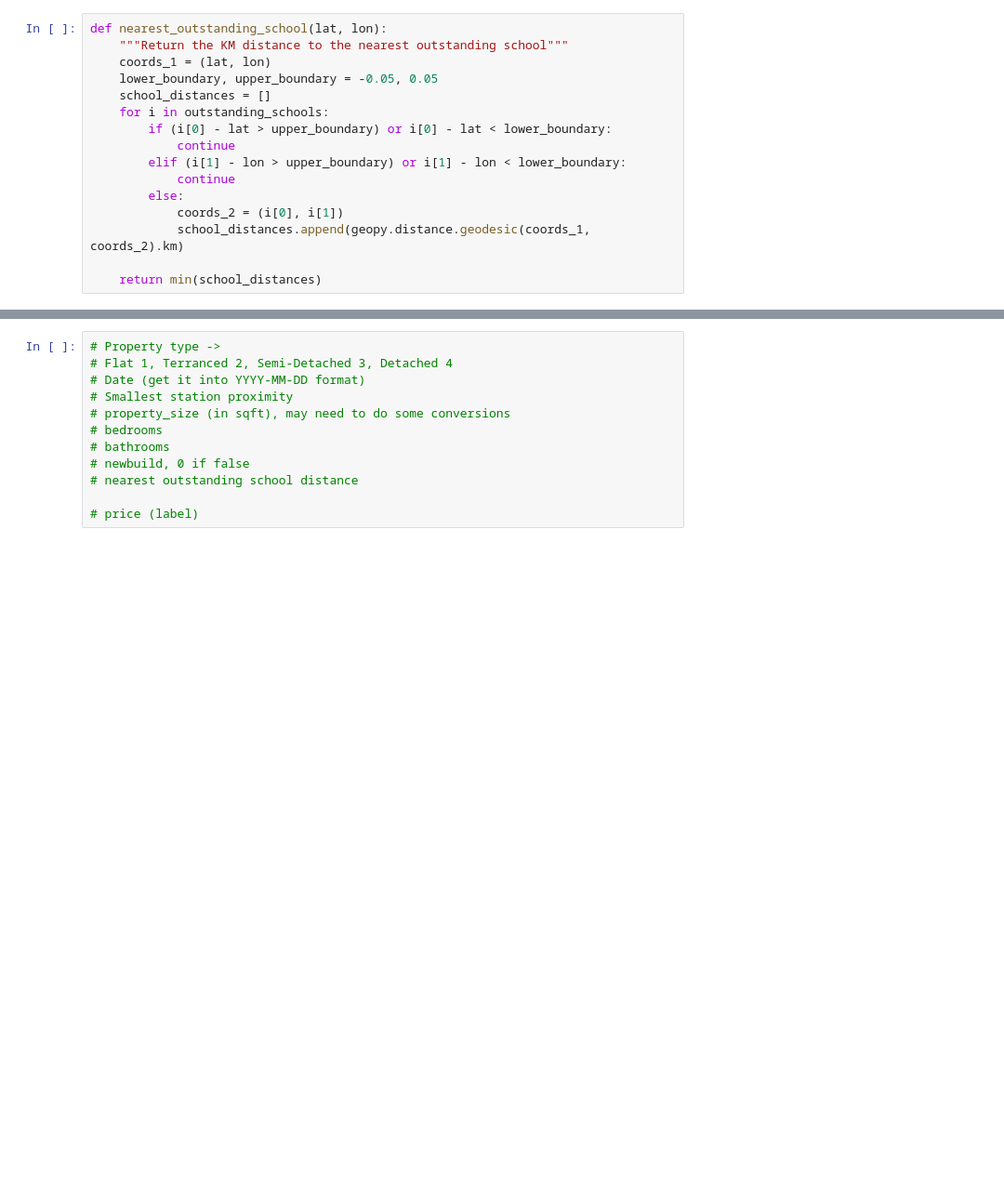
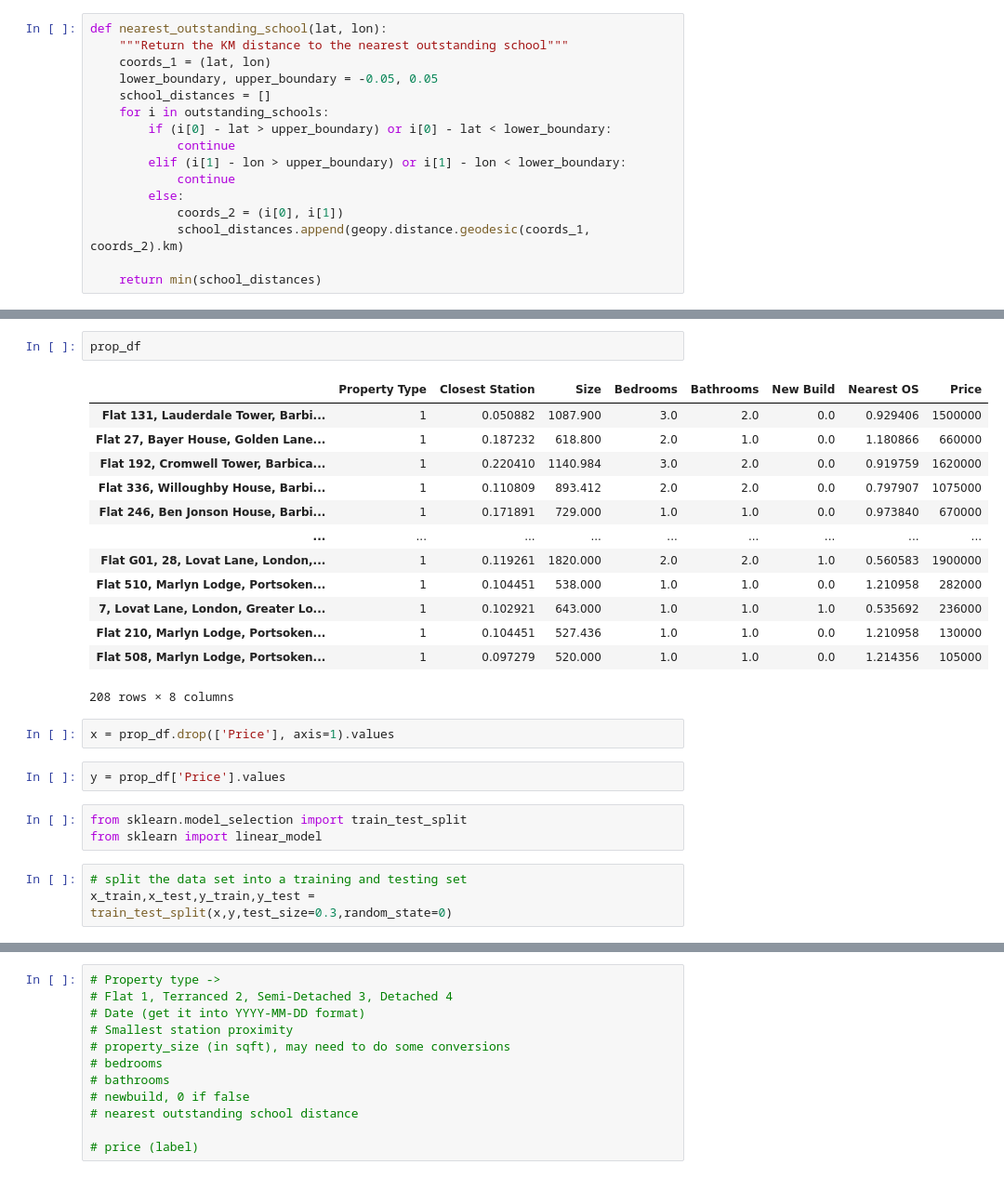
Before and after one commit to jacksullivan2/rightmove_scrape_diss, a Jupyter notebook: diss_project_scrape.ipynb, the cells around one changed output, grey strips where cells are left out. Shown at 93% size. Drawn from its saved outputs; the diff is of its cells as text; blank space fills up the shorter version.

```diff
--- a/diss_project_scrape.ipynb
+++ b/diss_project_scrape.ipynb
@@ -1438,0 +1669,26 @@ Now ready to put the data into a pandas dataframe, and to use scikit learn to cr
+# %%
+prop_df
+# %% [output]
+|  | Property Type | Closest Station | Size | Bedrooms | Bathrooms | New Build | Nearest OS | Price |
+| Flat 131, Lauderdale Tower, Barbi... | 1 | 0.050882 | 1087.900 | 3.0 | 2.0 | 0.0 | 0.929406 | 1500000 |
+| Flat 27, Bayer House, Golden Lane... | 1 | 0.187232 | 618.800 | 2.0 | 1.0 | 0.0 | 1.180866 | 660000 |
+| Flat 192, Cromwell Tower, Barbica... | 1 | 0.220410 | 1140.984 | 3.0 | 2.0 | 0.0 | 0.919759 | 1620000 |
+| Flat 336, Willoughby House, Barbi... | 1 | 0.110809 | 893.412 | 2.0 | 2.0 | 0.0 | 0.797907 | 1075000 |
+| Flat 246, Ben Jonson House, Barbi... | 1 | 0.171891 | 729.000 | 1.0 | 1.0 | 0.0 | 0.973840 | 670000 |
+| ... | ... | ... | ... | ... | ... | ... | ... | ... |
+| Flat G01, 28, Lovat Lane, London,... | 1 | 0.119261 | 1820.000 | 2.0 | 2.0 | 1.0 | 0.560583 | 1900000 |
+| Flat 510, Marlyn Lodge, Portsoken... | 1 | 0.104451 | 538.000 | 1.0 | 1.0 | 0.0 | 1.210958 | 282000 |
+| 7, Lovat Lane, London, Greater Lo... | 1 | 0.102921 | 643.000 | 1.0 | 1.0 | 1.0 | 0.535692 | 236000 |
+| Flat 210, Marlyn Lodge, Portsoken... | 1 | 0.104451 | 527.436 | 1.0 | 1.0 | 0.0 | 1.210958 | 130000 |
+| Flat 508, Marlyn Lodge, Portsoken... | 1 | 0.097279 | 520.000 | 1.0 | 1.0 | 0.0 | 1.214356 | 105000 |
+208 rows × 8 columns
+# %%
+x = prop_df.drop(['Price'], axis=1).values
+# %%
+y = prop_df['Price'].values
+# %%
+from sklearn.model_selection import train_test_split
+from sklearn import linear_model
+# %%
+# split the data set into a training and testing set
+x_train,x_test,y_train,y_test = train_test_split(x,y,test_size=0.3,random_state=0)
```
Also changed, not shown: parts of 42 cells of this notebook.
